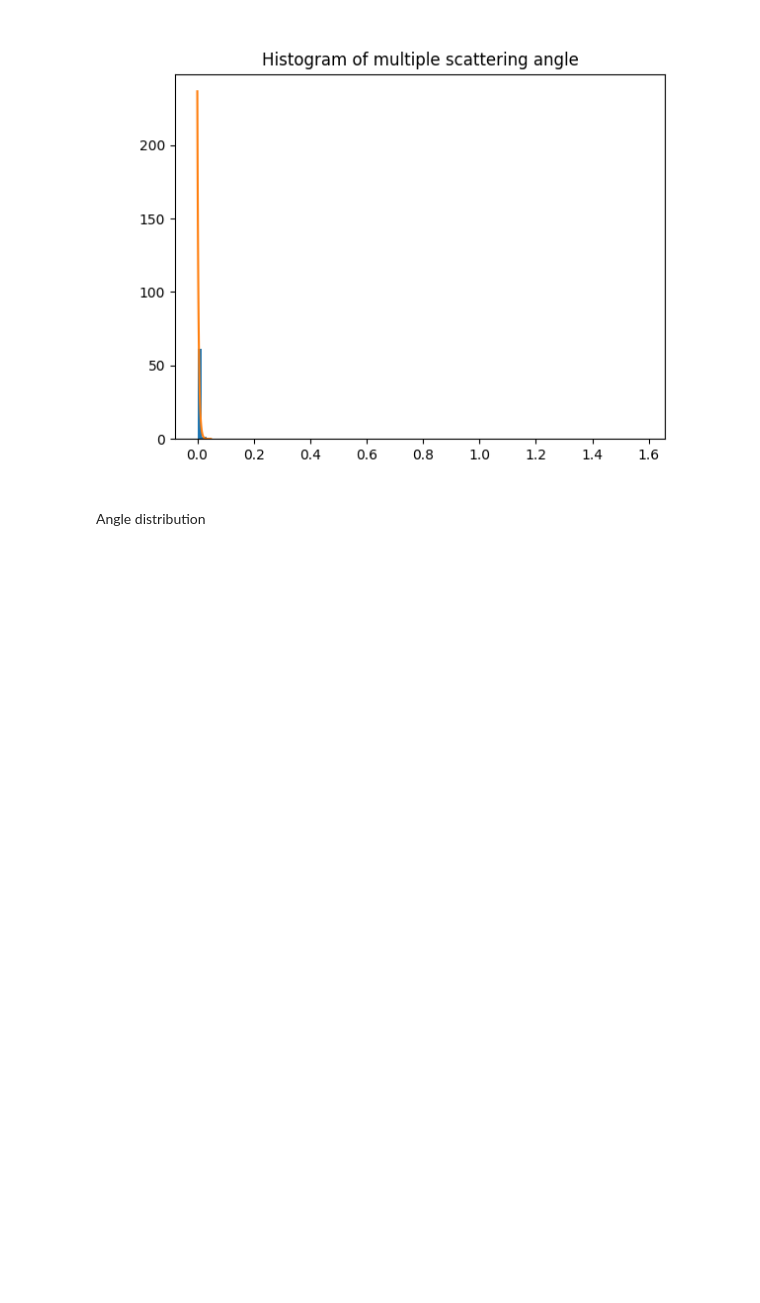
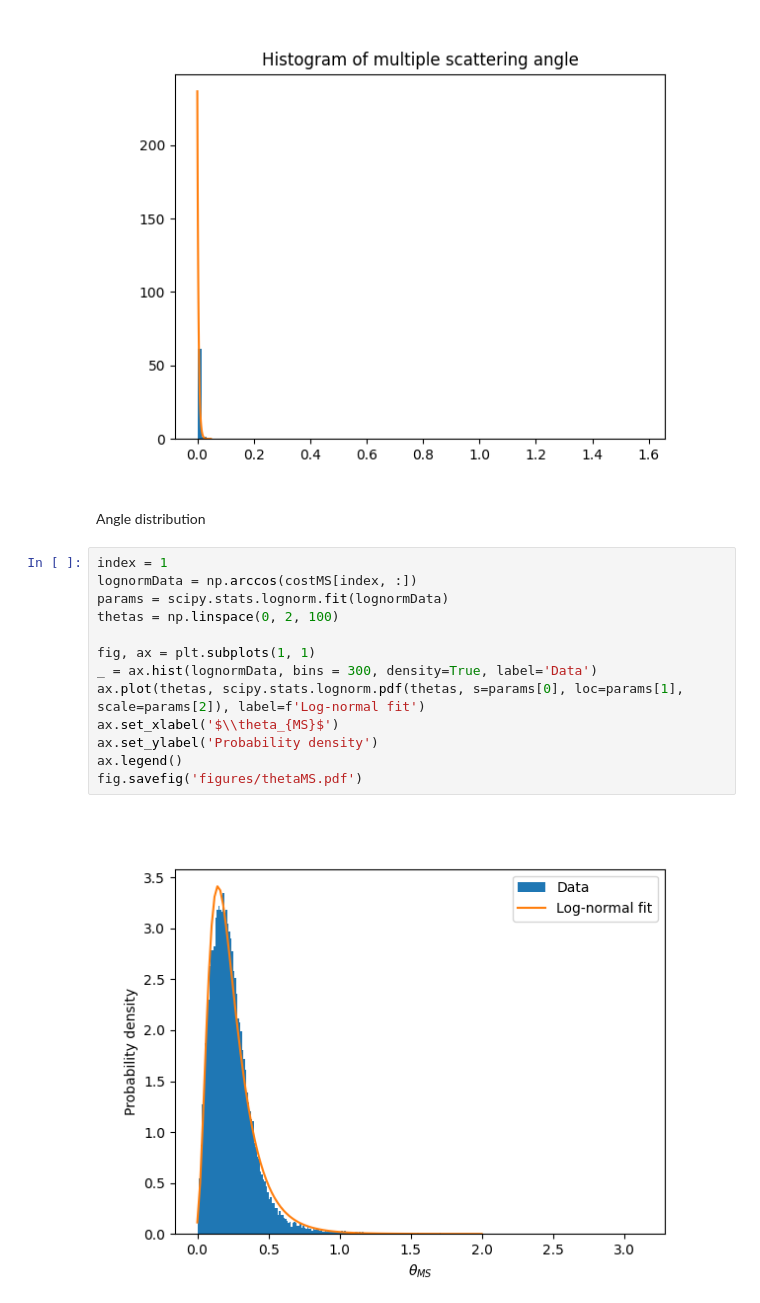
Before and after one commit to KlaasWillems/electronTransportCode, a Jupyter notebook: ms/velocityDist.ipynb, the cells around one changed output. Saved outputs shown, nothing was run; the diff lists cells and outputs as text; blank space fills up the shorter version.

```diff
--- a/ms/velocityDist.ipynb
+++ b/ms/velocityDist.ipynb
@@ -165,3 +167,18 @@ ax.plot(x, expon.pdf(x))
 [figure]
 # %% [markdown]
 Angle distribution
+# %%
+index = 1
+lognormData = np.arccos(costMS[index, :])
+params = scipy.stats.lognorm.fit(lognormData)
+thetas = np.linspace(0, 2, 100)
+
+fig, ax = plt.subplots(1, 1)
+_ = ax.hist(lognormData, bins = 300, density=True, label='Data')
+ax.plot(thetas, scipy.stats.lognorm.pdf(thetas, s=params[0], loc=params[1], scale=params[2]), label=f'Log-normal fit')
+ax.set_xlabel('$\\theta_{MS}$')
+ax.set_ylabel('Probability density')
+ax.legend()
+fig.savefig('figures/thetaMS.pdf')
+# %% [output]
+[figure, added]
```
Also changed, not shown: parts of 5 cells of this notebook, 2 other files.
